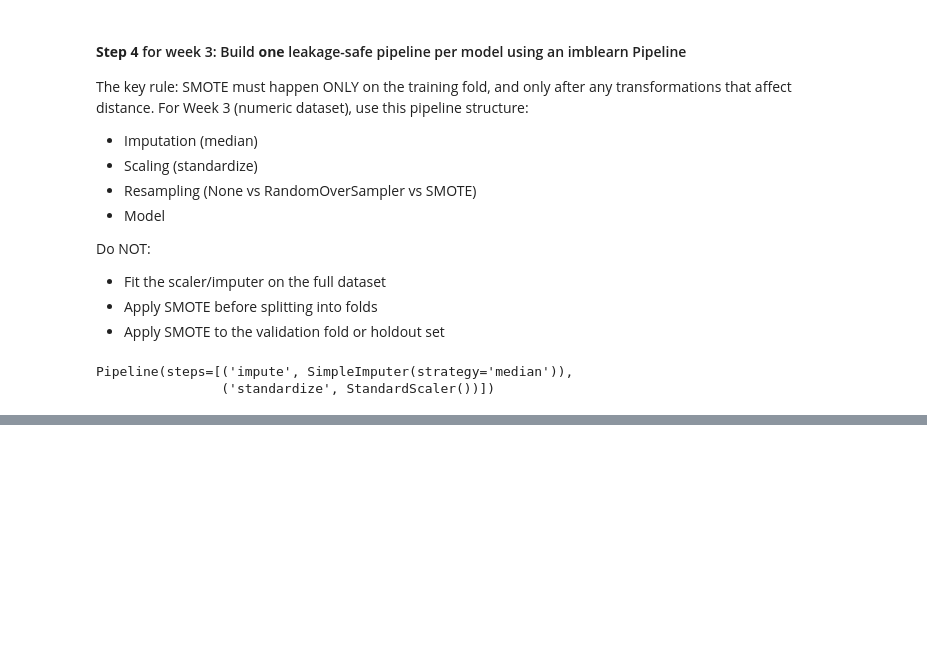
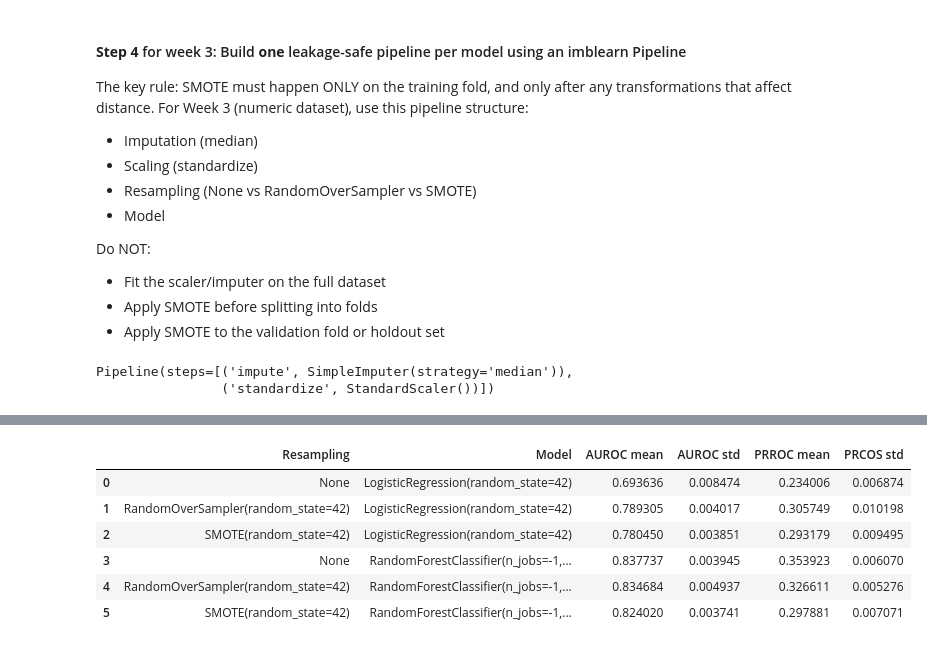
Before and after one commit to DebraBeat/Synthetic-Data-Analysis, a Jupyter notebook: Can_Synthetic_Data_Replace_Real_Data.ipynb, the cells around one changed output, grey strips where cells are left out. Drawn from its saved outputs; the diff is of its cells as text; code cells hidden in the pictures; blank space fills up the shorter version.

```diff
--- a/Can_Synthetic_Data_Replace_Real_Data.ipynb
+++ b/Can_Synthetic_Data_Replace_Real_Data.ipynb
@@ -458,0 +484,9 @@ For each model, run all three:
+# %%
+for technique in samping_techniques:
+    credit_pipelines_with_sampling.append(
+        Pipeline(steps=base_credit_pipeline.steps + [("sampling_technique", technique)])
+    )
+
+# We use this code to display the current pipeline side by side
+html_str = ''.join([f'<div style="flex: 1; padding: 5px;">{p._repr_html_()}</div>' for p in credit_pipelines_with_sampling])
+display(HTML(f'<div style="display: flex; flex-direction: row;">{html_str}</div>'))
@@ -458,0 +527,33 @@ For each model, run all three:
+# %%
+rows_list = []
+scoring_metrics = ['roc_auc', 'average_precision']
+
+for p in credit_pipelines_with_models_sampling:
+    model_name = p[-1].__class__.__name__
+
+    print(f"working with model {model_name} on {p["sampling_technique"]}\n")
+
+    scores = cross_validate(
+        p,
+        development_X,
+        development_y,
+        cv=cv_strategy,
+        scoring=scoring_metrics,
+        n_jobs=-1
+    )
+
+    auroc_mean = scores["test_roc_auc"].mean()
+    auroc_std = scores["test_roc_auc"].std()
+    prroc_mean = scores["test_average_precision"].mean()
+    prroc_std = scores["test_average_precision"].std()
+
+    row_dict = {
+        "Resampling"    :   str(p["sampling_technique"]),
+        "Model"         :   str(p["clf"]),
+        "AUROC mean"    :   auroc_mean,
+        "AUROC std"     :   auroc_std,
+        "PRROC mean"    :   prroc_mean,
+        "PRCOS std"     :   prroc_std
+    }
+
+    rows_list.append(row_dict)
@@ -458,0 +581,11 @@ For each model, run all three:
+# %%
+baseline_table = pd.DataFrame(rows_list)
+baseline_table
+# %% [output]
+|  | Resampling | Model | AUROC mean | AUROC std | PRROC mean | PRCOS std |
+| 0 | None | LogisticRegression(random_state=42) | 0.693636 | 0.008474 | 0.234006 | 0.006874 |
+| 1 | RandomOverSampler(random_state=42) | LogisticRegression(random_state=42) | 0.789305 | 0.004017 | 0.305749 | 0.010198 |
+| 2 | SMOTE(random_state=42) | LogisticRegression(random_state=42) | 0.780450 | 0.003851 | 0.293179 | 0.009495 |
+| 3 | None | RandomForestClassifier(n_jobs=-1,... | 0.837737 | 0.003945 | 0.353923 | 0.006070 |
+| 4 | RandomOverSampler(random_state=42) | RandomForestClassifier(n_jobs=-1,... | 0.834684 | 0.004937 | 0.326611 | 0.005276 |
+| 5 | SMOTE(random_state=42) | RandomForestClassifier(n_jobs=-1,... | 0.824020 | 0.003741 | 0.297881 | 0.007071 |
```
Also changed, not shown: parts of 21 cells of this notebook, 2 other files.
